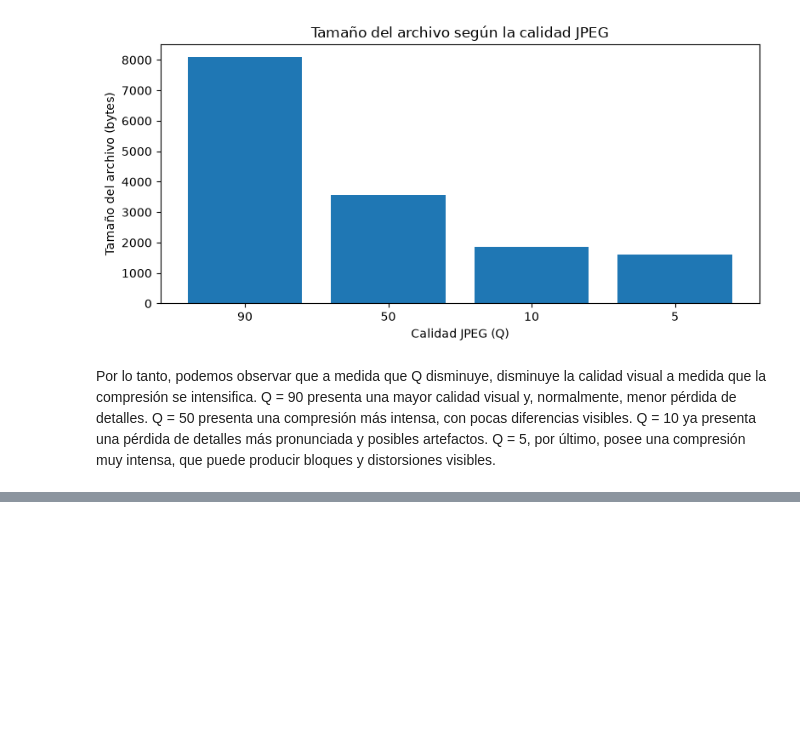
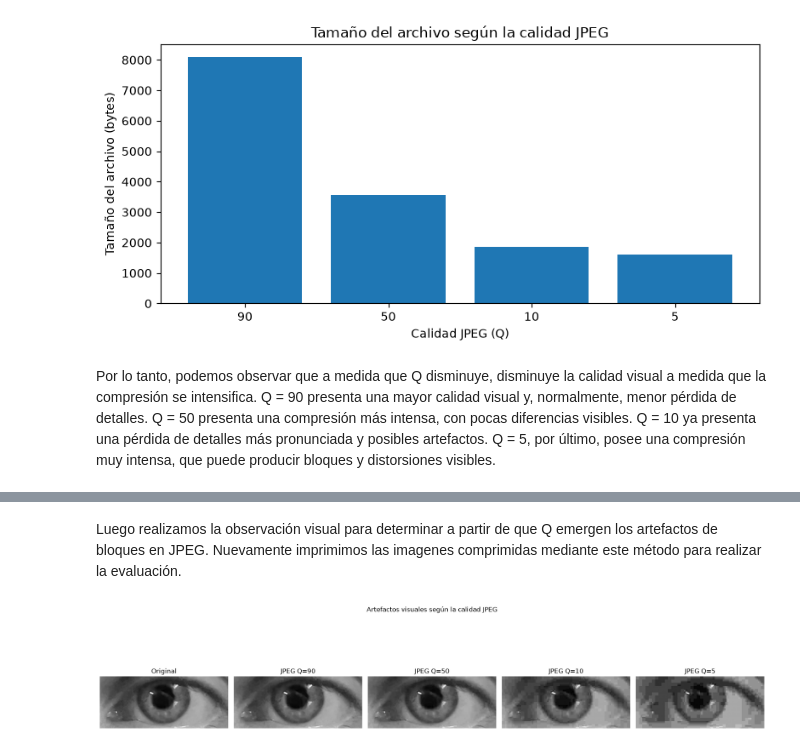
Before and after one commit to valjeon/PSIB_Guia_Imag_Biomed_Grupo15, a Jupyter notebook: notebooks/modulo4.ipynb, the cells around one changed output, grey strips where cells are left out. Drawn from its saved outputs; the diff is of its cells as text; code cells hidden in the pictures; blank space fills up the shorter version.

```diff
--- a/notebooks/modulo4.ipynb
+++ b/notebooks/modulo4.ipynb
@@ -565,0 +763,25 @@ En síntesis, a diferencia de Huffman y RLE, JPEG es un método de compresión c
+# %% [markdown]
+Luego realizamos la observación visual para determinar a partir de que Q emergen los artefactos de bloques en JPEG. Nuevamente imprimimos las imagenes comprimidas mediante este método para realizar la evaluación.
+# %%
+fig, axes = plt.subplots(1, 5, figsize=(18, 5))
+
+axes[0].imshow(original, cmap="gray", vmin=0, vmax=255)
+axes[0].set_title("Original")
+
+for ax, Q in zip(axes[1:], calidades):
+    ax.imshow(
+        imagenes_jpeg_gris[Q],
+        cmap="gray",
+        vmin=0,
+        vmax=255
+    )
+    ax.set_title(f"JPEG Q={Q}")
+
+for ax in axes:
+    ax.axis("off")
+
+plt.suptitle("Artefactos visuales según la calidad JPEG")
+plt.tight_layout()
+plt.show()
+# %% [output]
+[figure, added]
```
Also changed, not shown: parts of 14 cells of this notebook.
